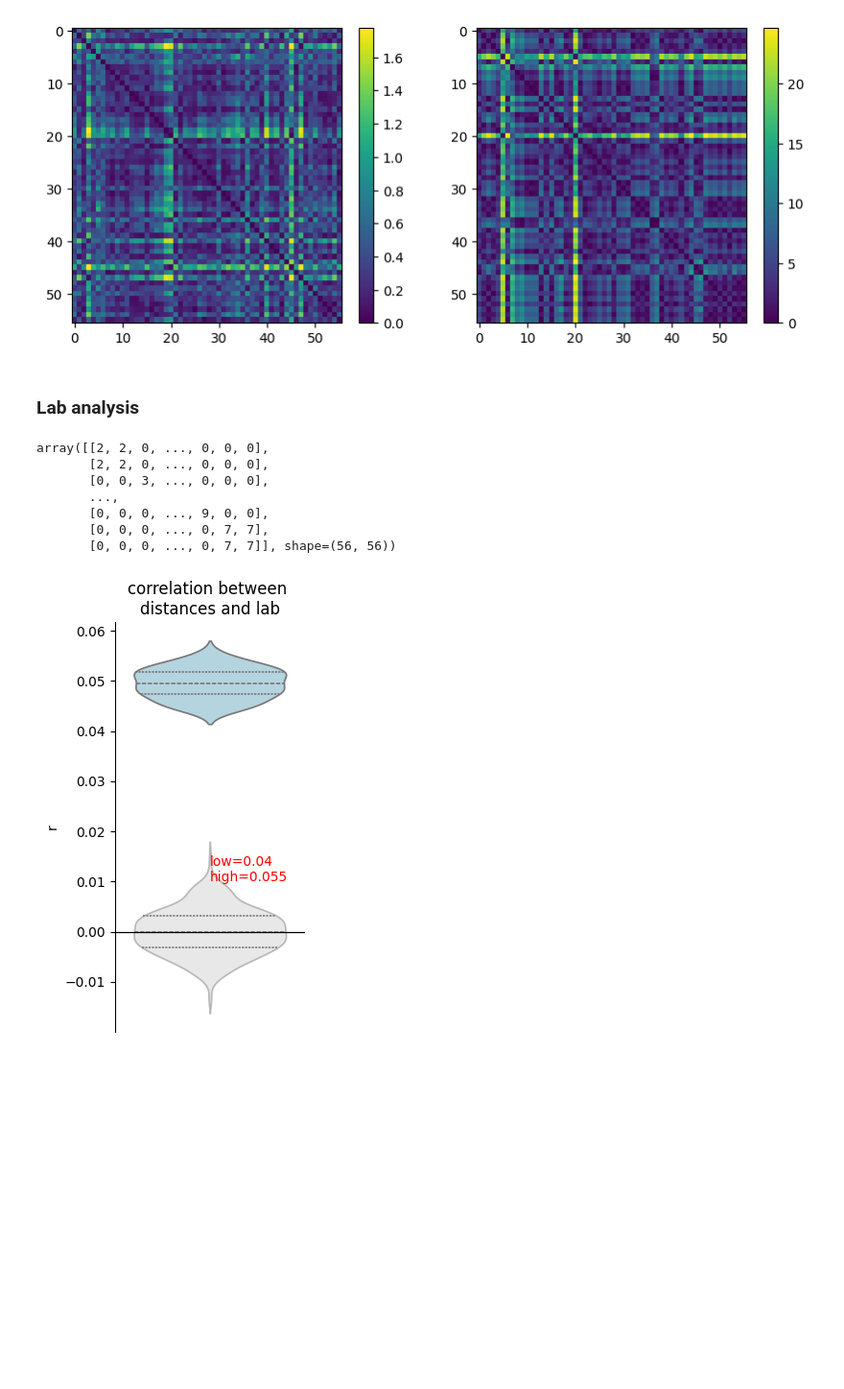
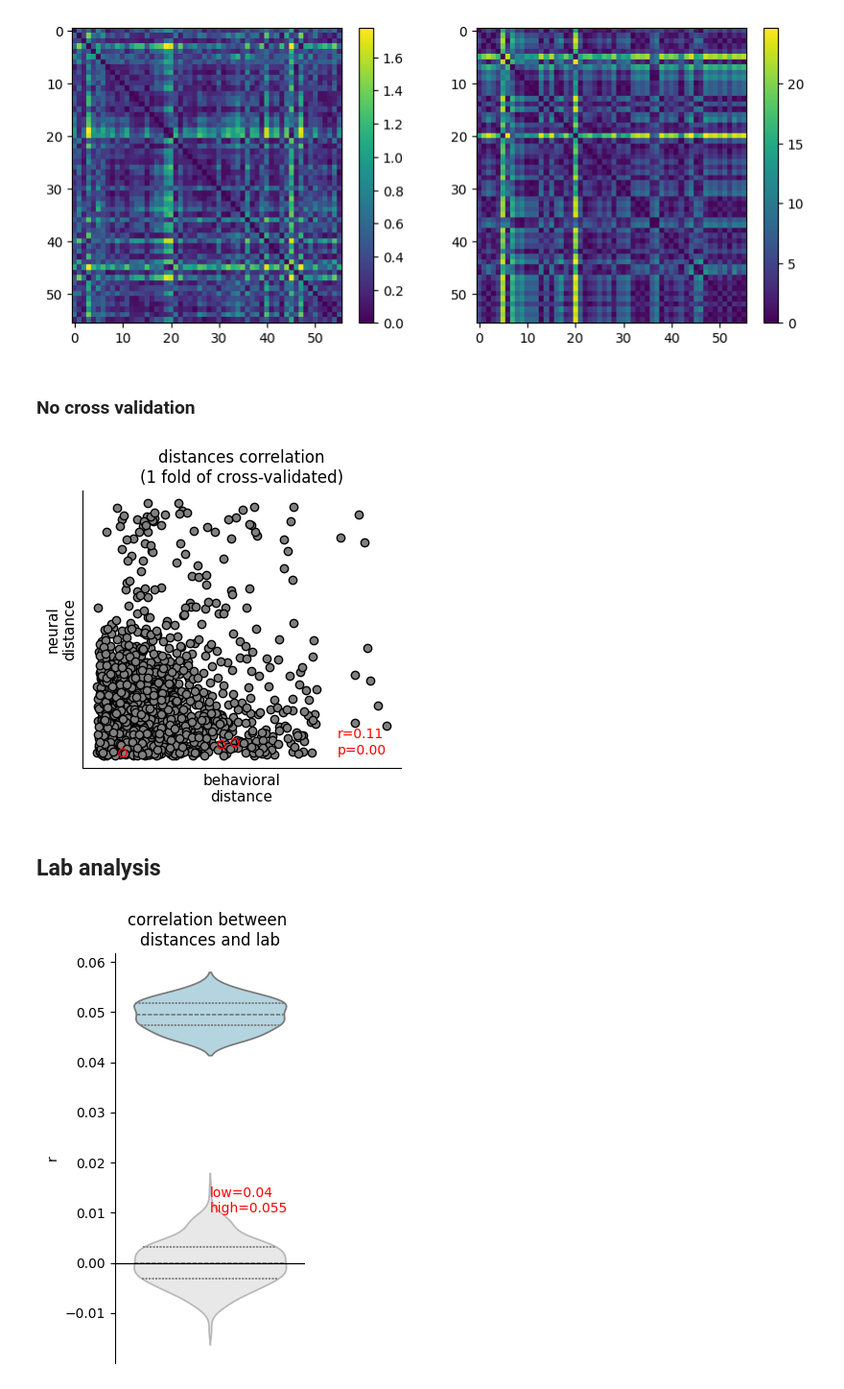
Before and after one commit to brunaafl/ShapeMetrics, a Jupyter notebook: ibl_analyses/notebooks/shape_metrics_figure.ipynb, the cells around one changed output. Shown at 96% size. Cells and saved outputs as stored; diff of their text form; code cells hidden in the pictures; blank space fills up the shorter version.

```diff
--- a/ibl_analyses/notebooks/shape_metrics_figure.ipynb
+++ b/ibl_analyses/notebooks/shape_metrics_figure.ipynb
@@ -510,3 +510,5 @@ dist_neural_ = dist_neural.copy()
 dist_cc_ = dist_cc.copy()
 dist_neural_[np.triu_indices(dist_neural.shape[0],0)] = np.nan
 dist_cc_[np.tril_indices(dist_neural.shape[0],0)] = np.nan
+# %% [markdown]
+### No cross validation
@@ -513,15 +523,50 @@ dist_cc_[np.tril_indices(dist_neural.shape[0],0)] = np.nan
+# %%
+n_shuffles = 250
+
+# Compute neural and behavioral distances for the non-cross-validated data
+dist_neural,dist_cc,cs = get_dists(train_data[0],n_trials_total=n_trials,metric='area')
+
+S = dist_neural.shape[0]
+# take upper triangle
+flat_dist_neural = dist_neural[jnp.triu_indices(S,1)]
+flat_dist_cc = dist_cc[jnp.triu_indices(S,1)]
+
+r_dist,p_dist = sts.pearsonr(flat_dist_cc,flat_dist_neural)
+
+
+# compute shuffled correlation
+corrs_shuffle = []
+flat_dist_cc_s =flat_dist_cc.copy()
+for _ in range(n_shuffles):
+    #np.random.shuffle(flat_dist_cc_s)
+    perm = np.random.permutation(S)
+    shuffled_dist_cc = dist_cc[perm, :][:, perm]
+    flat_dist_cc_s = shuffled_dist_cc[jnp.triu_indices(S,1)]
+    r_s,_ = sts.pearsonr(flat_dist_cc_s,flat_dist_neural)
+    corrs_shuffle.append(r_s)
+# %%
+examples_idx= [10,12, 19]
+
+fig, ax = plt.subplots(figsize=(4,4))
+
+ax.scatter( flat_dist_cc,flat_dist_neural,color="k",facecolors='gray')
+ax.text(1.5,0.1,"r={:.2f}\np={:.2f}".format(r_dist,p_dist),color="red")
+ax.set_xlabel("behavioral\ndistance", fontsize=11)
+ax.set_ylabel("neural\ndistance", fontsize=11)
+ax.set_xticks([])
+ax.set_yticks([])
+ax.set_title("distances correlation\n(1 fold of cross-validated)", fontsize=12)
+ax.scatter(dist_cc[examples_idx,:][:,examples_idx][np.triu_indices(len(examples_idx),1)].flatten(),
+                dist_neural[examples_idx,:][:,examples_idx][np.triu_indices(len(examples_idx),1)].flatten(),facecolors='none', edgecolors='red',zorder=10)
+
+fig.tight_layout()
+sns.despine()
+
+plt.savefig("IBL_scatter.svg",dpi=300)
+# %% [output]
+[figure, added]
 # %% [markdown]
-### Lab analysis
+## Lab analysis
-# %%
-labs_mask
-# %% [output]
-array([[2, 2, 0, ..., 0, 0, 0],
-       [2, 2, 0, ..., 0, 0, 0],
-       [0, 0, 3, ..., 0, 0, 0],
-       ...,
-       [0, 0, 0, ..., 9, 0, 0],
-       [0, 0, 0, ..., 0, 7, 7],
-       [0, 0, 0, ..., 0, 7, 7]], shape=(56, 56))
 # %%
 labs = np.load('all_eids_labs.npy')
 idx = np.array([0, 1, 2, 3, 4, 5, 6, 7, 8, 9, 10, 11, 12, 13, 14, 15, 16, 17, 18, 19, 20, 21, 22, 23, 24, 25, 26, 27, 28, 29, 30, 31, 32, 33, 34, 35, 36, 37, 38, 39, 41, 42, 43, 44, 45, 46, 47, 48, 49, 50, 51, 52, 53, 54, 55, 57])
```
Also changed, not shown: parts of 11 cells of this notebook, 16 other files.
